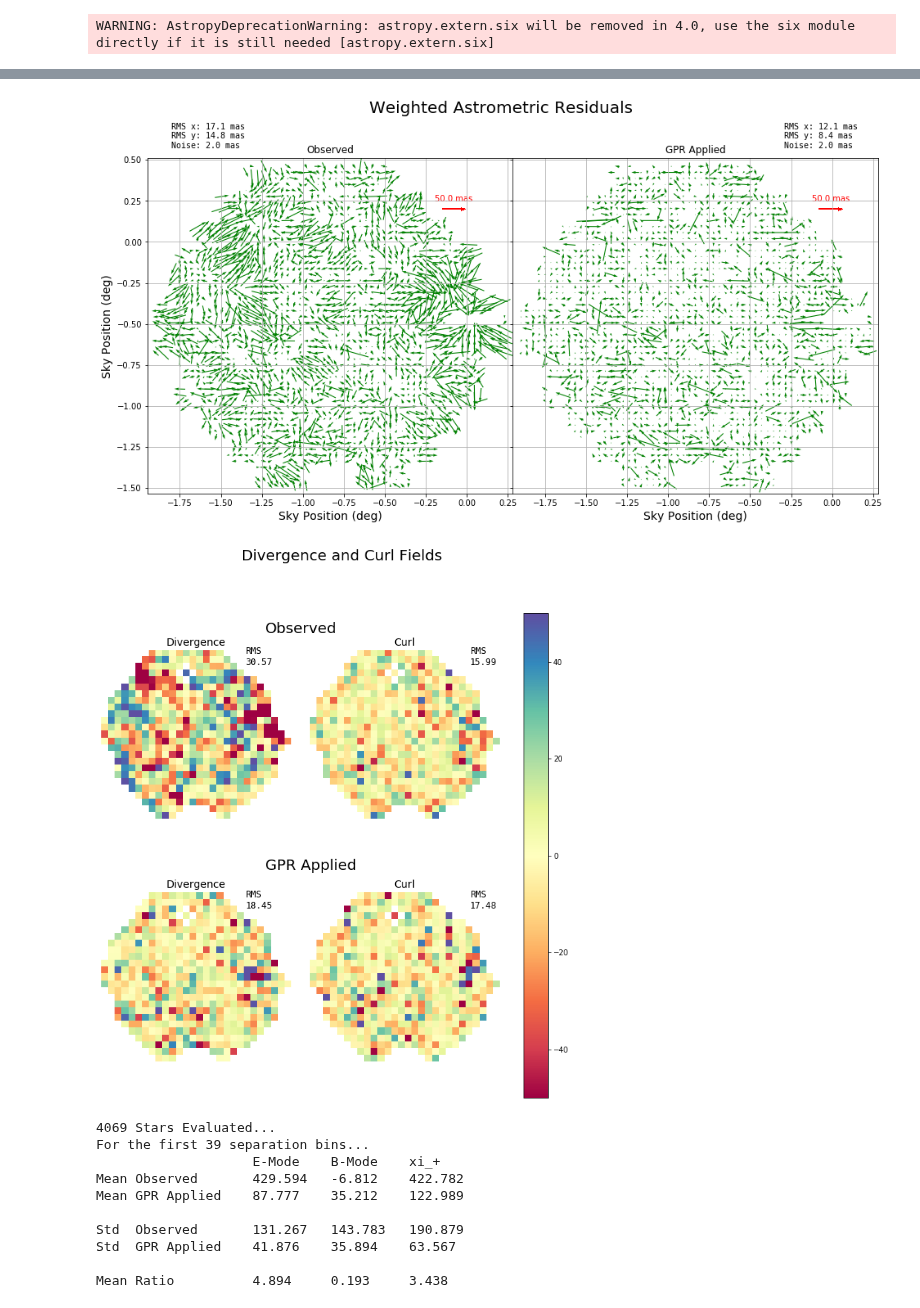
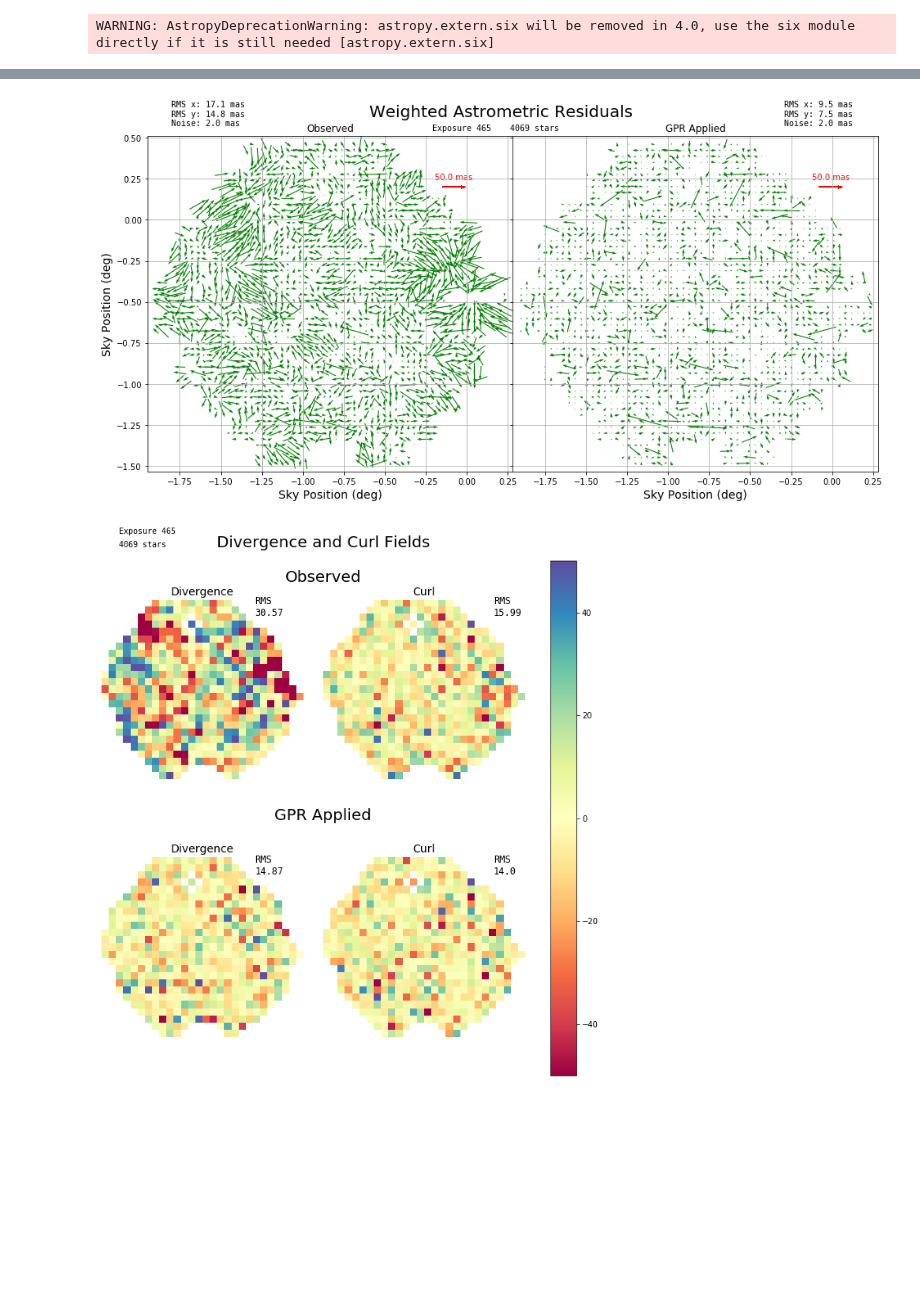
Before and after one commit to FoxFortino/DESworkspace, a Jupyter notebook: vK2KGPR_Basic.ipynb, the cells around one changed output, grey strips where cells are left out. Saved outputs shown, nothing was run; the diff lists cells and outputs as text; code cells hidden in the pictures; blank space fills up the shorter version.

```diff
--- a/vK2KGPR_Basic.ipynb
+++ b/vK2KGPR_Basic.ipynb
@@ -14,12 +14,12 @@ from scipy.spatial.ckdtree import cKDTree
 # %% [output]
 WARNING: AstropyDeprecationWarning: astropy.extern.six will be removed in 4.0, use the six module directly if it is still needed [astropy.extern.six]
 # %%
+exposure = 465
 GP = cfGPR.CurlFreeGPR()
-GP.load_fits("hoid")
-GP.extract_data(465)
+GP.load_fits("folio2")
+GP.extract_data(exposure)
 GP.sigma_clip()
 GP.split_data(train_size=0.50)
-print(GP.nData, GP.nTrain, GP.nTest)
 
 x = GP.Xtest[:, 0]*u.deg
 y = GP.Xtest[:, 1]*u.deg
@@ -27,8 +27,8 @@ dx = GP.Ytest[:, 0]*u.mas
 dy = GP.Ytest[:, 1]*u.mas
 err = GP.Etest[:, 0]*u.mas
 
-plotGPR.AstrometricResiduals(x, y, dx, dy, err)
-plotGPR.DivCurl(x, y, dx, dy, err)
-plotGPR.Correlation(x, y, dx, dy, xiplus_ON=True)
-plotGPR.Correlation2D(x, y, dx, dy)
+plotGPR.AstrometricResiduals(x, y, dx, dy, err, exposure=exposure)
+plotGPR.DivCurl(x, y, dx, dy, err, exposure=exposure)
+plotGPR.Correlation(x, y, dx, dy, exposure=exposure)
+plotGPR.Correlation2D(x, y, dx, dy, exposure=exposure)
 # %% [output]
@@ -157,13 +151,14 @@ Std  Observed       131.267   143.783   190.879
 #     options=options
 # )""
 
+# These starting params produce really good results on exposure 465
 params = np.array([
-    3.77403243e+02,
-    1.55965199e+00,
-    9.89875236e-02,
-    7.09424548e-02,
-    1.09184000e-01]
-)
+    203.184444,
+    12.970559,
+    -0.000030,
+    0.017750,
+    0.036635
+])
 # %%
 def getGrid(X1, X2):
     u1, u2 = X1[:, 0], X2[:, 0]
@@ -181,12 +176,12 @@ ttt = vk.TurbulentLayer(
     wind=(params[3], params[4]))
 # %%
 du, dv = getGrid(GP.Xtrain, GP.Xtrain)
-Cuv = ttt.getCuv(du, dv, workers=37)
+Cuv = ttt.getCuv(du, dv, workers=24)
 Ku = Cuv[:,:,0,0]
 Kv = Cuv[:,:,1,1]
 # %%
 du, dv = getGrid(GP.Xtest, GP.Xtrain)
-Cuv = ttt.getCuv(du, dv, workers=37)
+Cuv = ttt.getCuv(du, dv, workers=24)
 Ks_u = Cuv[:,:,0,0]
 Ks_v = Cuv[:,:,1,1]
 # %%
@@ -218,30 +213,23 @@ err2 = GP.Etest[:, 0]*u.mas
 # %%
 plotGPR.AstrometricResiduals(
     x, y, dx, dy, err,
-    x2=x2, y2=y2, dx2=dx2, dy2=dy2, err2=err2)
+    x2=x2, y2=y2, dx2=dx2, dy2=dy2, err2=err2,
+    exposure=exposure)
 
 plotGPR.DivCurl(
     x, y, dx, dy, err,
-    x2=x2, y2=y2, dx2=dx2, dy2=dy2, err2=err2)
+    x2=x2, y2=y2, dx2=dx2, dy2=dy2, err2=err2,
+    exposure=exposure)
 
 plotGPR.Correlation(
     x, y, dx, dy,
     x2=x2, y2=y2, dx2=dx2, dy2=dy2,
-    xiplus_ON=True)
+    exposure=exposure)
 
 plotGPR.Correlation2D(
     x, y, dx, dy,
-    x2=x2, y2=y2, dx2=dx2, dy2=dy2)
+    x2=x2, y2=y2, dx2=dx2, dy2=dy2,
+    exposure=exposure)
 # %% [output]
-[figure, old version]
+[figure, new version]
-[figure, old version]
+[figure, new version]
-4069 Stars Evaluated...
-For the first 39 separation bins...
-                    E-Mode    B-Mode    xi_+
-Mean Observed       429.594   -6.812    422.782
-Mean GPR Applied    87.777    35.212    122.989
-
-Std  Observed       131.267   143.783   190.879
-Std  GPR Applied    41.876    35.894    63.567
-
-Mean Ratio          4.894     0.193     3.438
```
Also changed, not shown: parts of 5 cells of this notebook, 1 other file.
